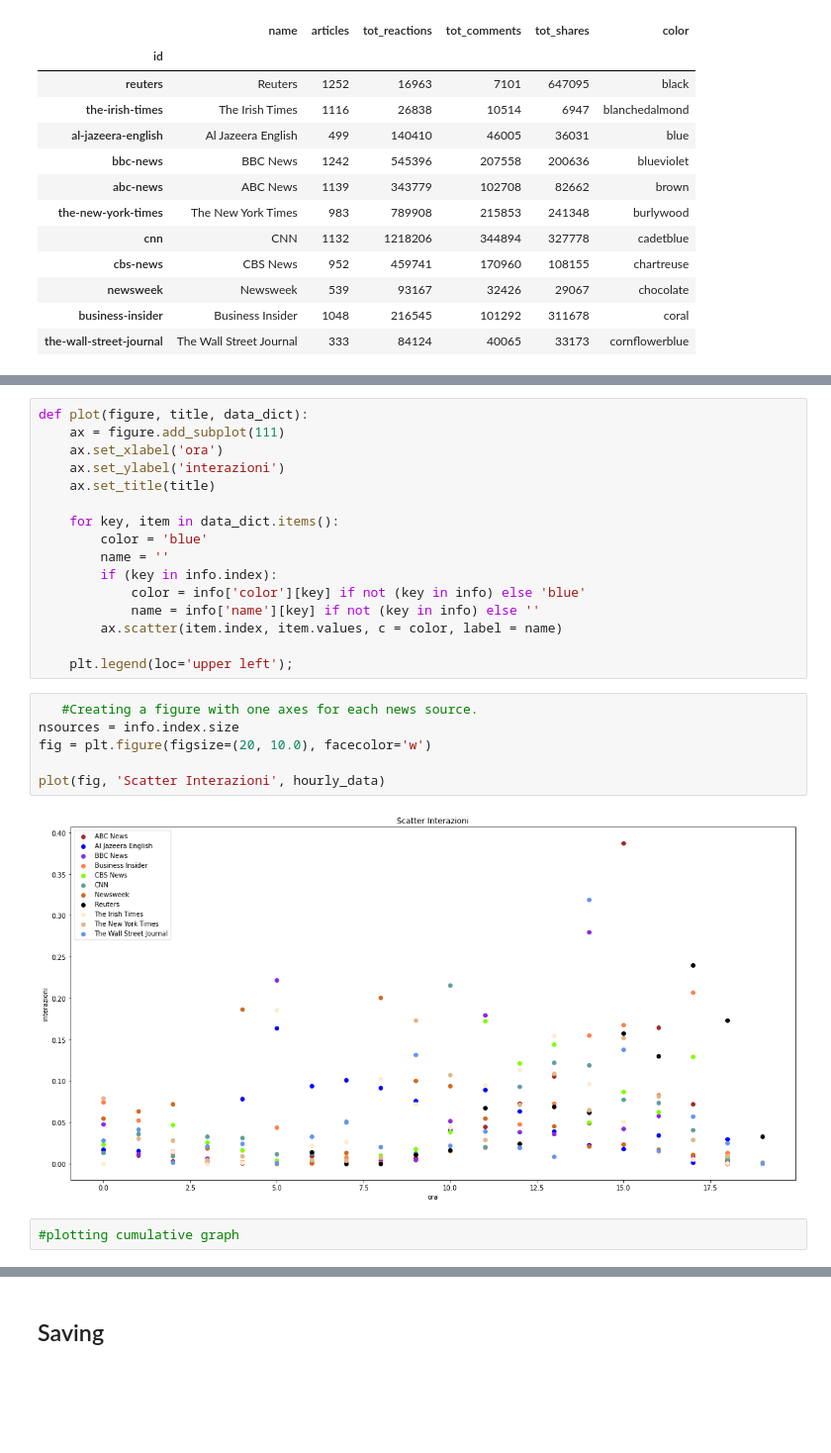
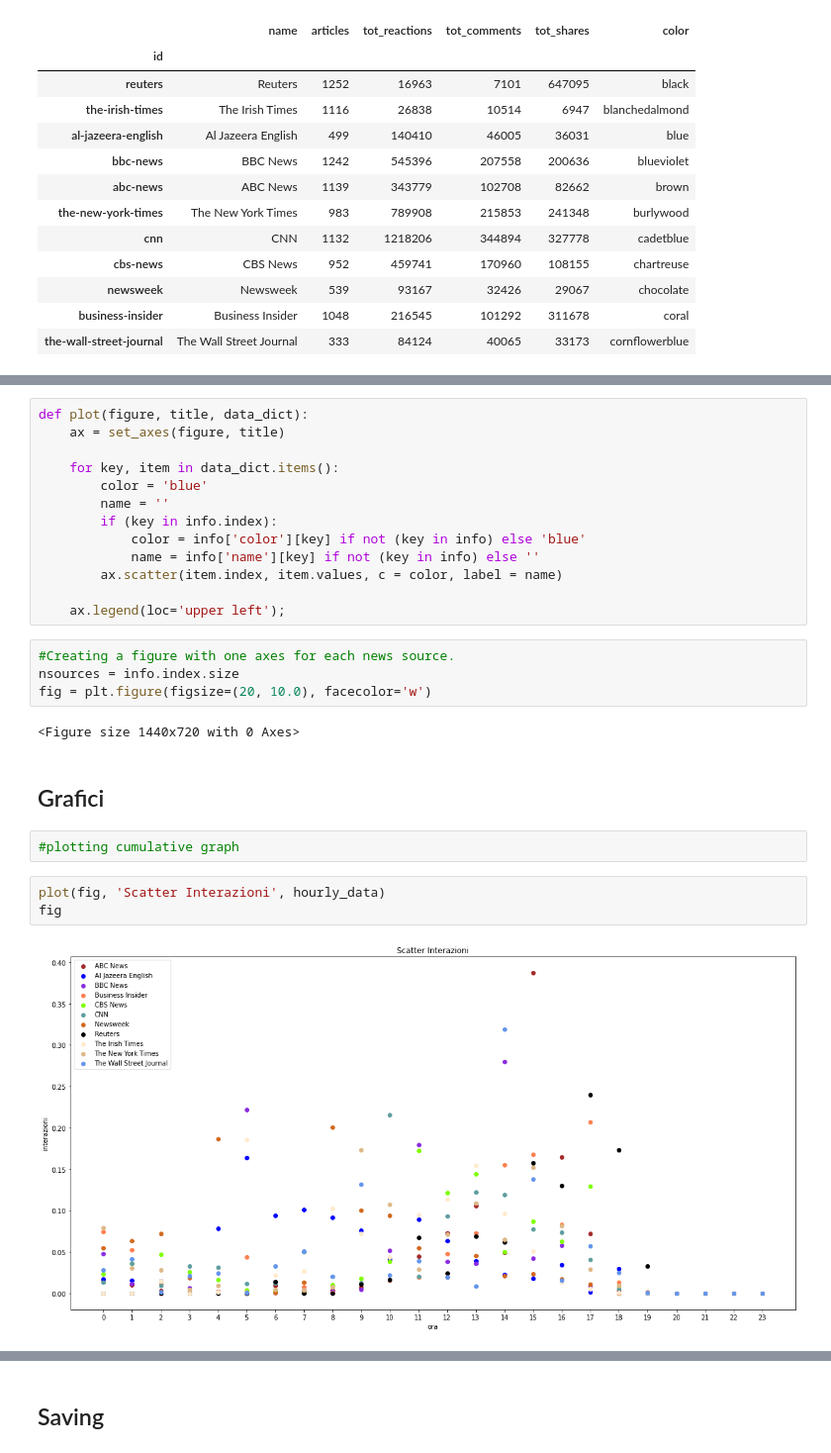
Before and after one commit to Peltrettir/phythonDataAnalysis, a Jupyter notebook: jupyter/Analisi Dati 2.ipynb, the cells around one changed output, grey strips where cells are left out. Shown: that part at 99% size. Saved outputs shown, nothing was run; the diff lists cells and outputs as text; blank space fills up the shorter version.

```diff
--- a/jupyter/Analisi Dati 2.ipynb
+++ b/jupyter/Analisi Dati 2.ipynb
@@ -171,9 +170,6 @@ See the caveats in the documentation: https://pandas.pydata.org/pandas-docs/stab
 # %%
 def plot(figure, title, data_dict):
-    ax = figure.add_subplot(111)
-    ax.set_xlabel('ora')
-    ax.set_ylabel('interazioni')
-    ax.set_title(title)
+    ax = set_axes(figure, title)
 
     for key, item in data_dict.items():
         color = 'blue'
@@ -183,14 +179,19 @@ def plot(figure, title, data_dict):
             name = info['name'][key] if not (key in info) else ''
         ax.scatter(item.index, item.values, c = color, label = name)
 
-    plt.legend(loc='upper left');
+    ax.legend(loc='upper left');
 # %%
-   #Creating a figure with one axes for each news source.
+#Creating a figure with one axes for each news source.
 nsources = info.index.size
 fig = plt.figure(figsize=(20, 10.0), facecolor='w')
-
-plot(fig, 'Scatter Interazioni', hourly_data)
 # %% [output]
-[figure, removed]
+<Figure size 1440x720 with 0 Axes>
+# %% [markdown]
+## <a name="grafici"> Grafici
 # %%
 #plotting cumulative graph
+# %%
+plot(fig, 'Scatter Interazioni', hourly_data)
+fig
+# %% [output]
+[figure, added]
```
Also changed, not shown: parts of 14 cells of this notebook, 16 other files.
